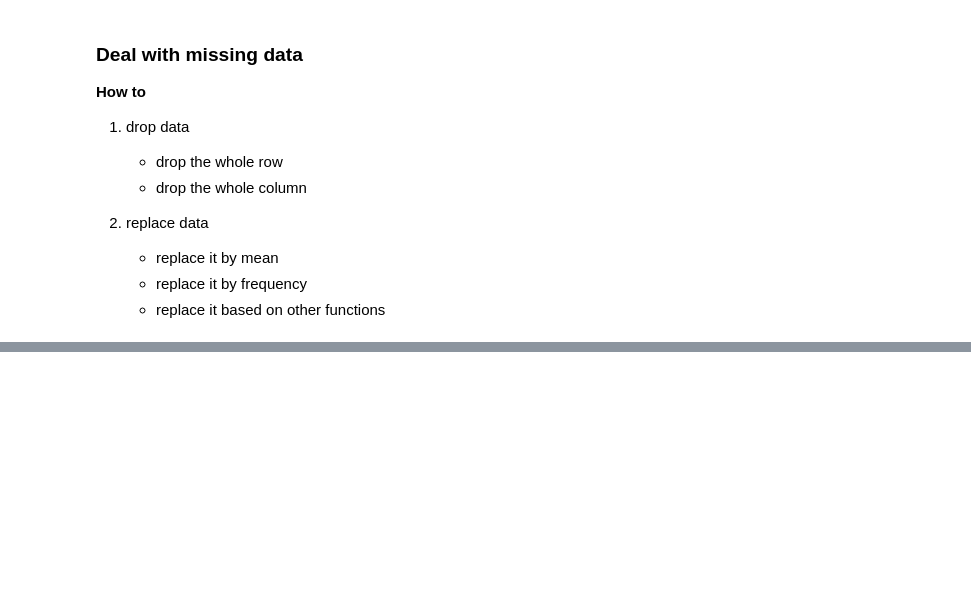
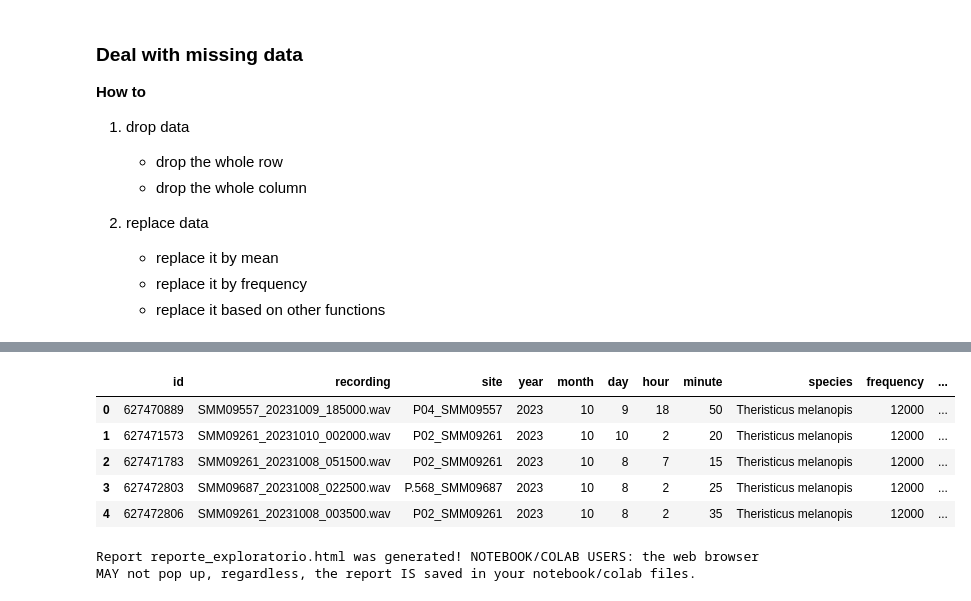
Before and after one commit to camilobehrens/Data_Science_ll, a Jupyter notebook: pre_entregas/5_actividad_practica.ipynb, the cells around one changed output, grey strips where cells are left out. Cells and saved outputs as stored; diff of their text form; code cells hidden in the pictures; blank space fills up the shorter version.

```diff
--- a/pre_entregas/5_actividad_practica.ipynb
+++ b/pre_entregas/5_actividad_practica.ipynb
@@ -102,0 +126,23 @@ Name: count, dtype: int64
+# %%
+# eliminar columnas innecesarias
+## las siguientes columnas no son necesarias para el análisis, ya que están fuera de los objetivos del proyecto.
+
+df = df.drop(columns=['songtype', 'x1', 'x2', 'y1', 'y2'])
+df.head()
+# %% [output]
+|  | id | recording | site | year | month | day | hour | minute | species | frequency | ... |
+| 0 | 627470889 | SMM09557_20231009_185000.wav | P04_SMM09557 | 2023 | 10 | 9 | 18 | 50 | Theristicus melanopis | 12000 | ... |
+| 1 | 627471573 | SMM09261_20231010_002000.wav | P02_SMM09261 | 2023 | 10 | 10 | 2 | 20 | Theristicus melanopis | 12000 | ... |
+| 2 | 627471783 | SMM09261_20231008_051500.wav | P02_SMM09261 | 2023 | 10 | 8 | 7 | 15 | Theristicus melanopis | 12000 | ... |
+| 3 | 627472803 | SMM09687_20231008_022500.wav | P.568_SMM09687 | 2023 | 10 | 8 | 2 | 25 | Theristicus melanopis | 12000 | ... |
+| 4 | 627472806 | SMM09261_20231008_003500.wav | P02_SMM09261 | 2023 | 10 | 8 | 2 | 35 | Theristicus melanopis | 12000 | ... |
+# %%
+import sweetviz as sv
+
+# Crear un reporte exploratorio con Sweetviz
+reporte = sv.analyze(df)
+
+# Guardar el reporte en un archivo HTML
+reporte.show_html("reporte_exploratorio.html")
+# %% [output]
+Report reporte_exploratorio.html was generated! NOTEBOOK/COLAB USERS: the web browser MAY not pop up, regardless, the report IS saved in your notebook/colab files.
```
Also changed, not shown: parts of 8 cells of this notebook, 2 other files.
